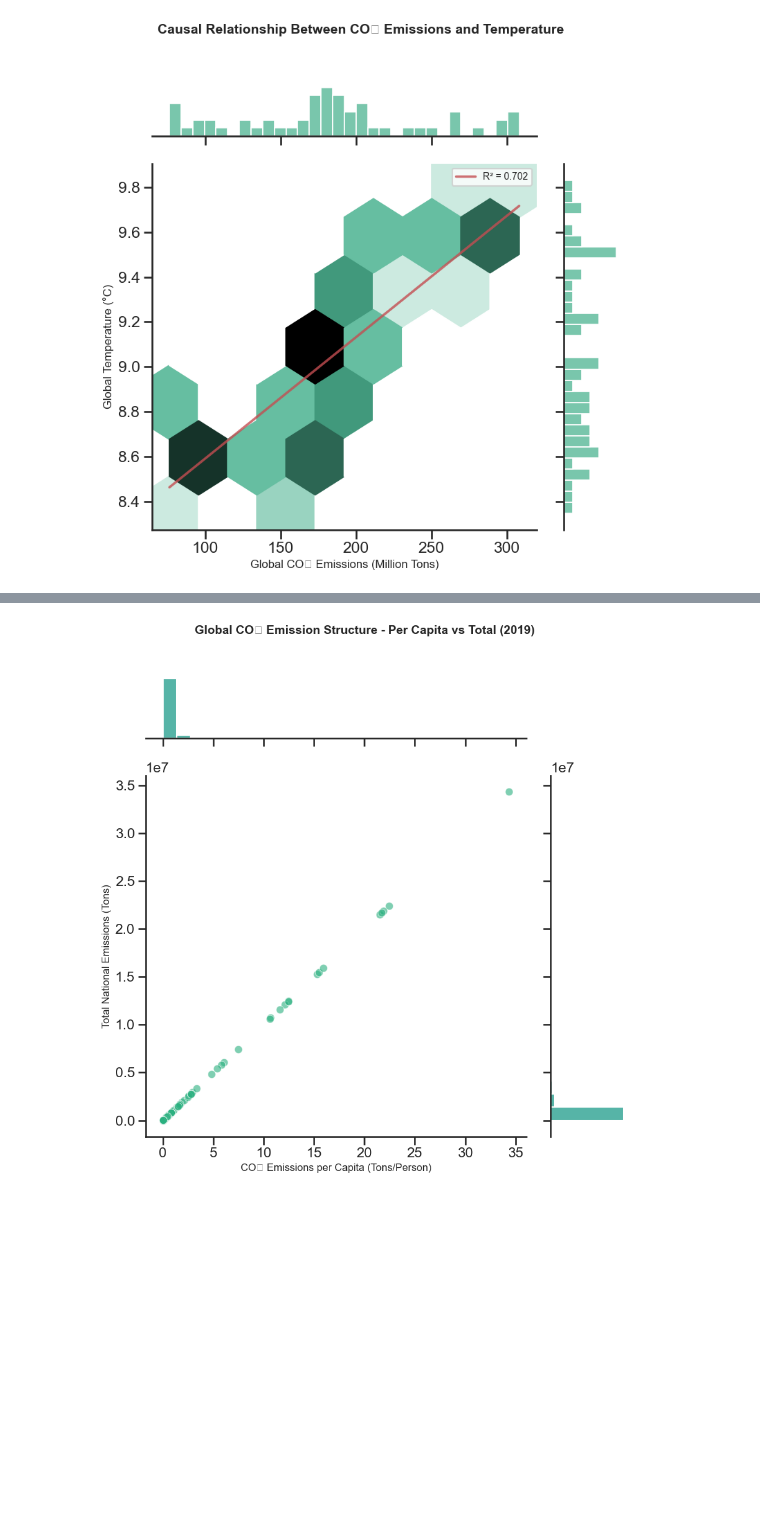
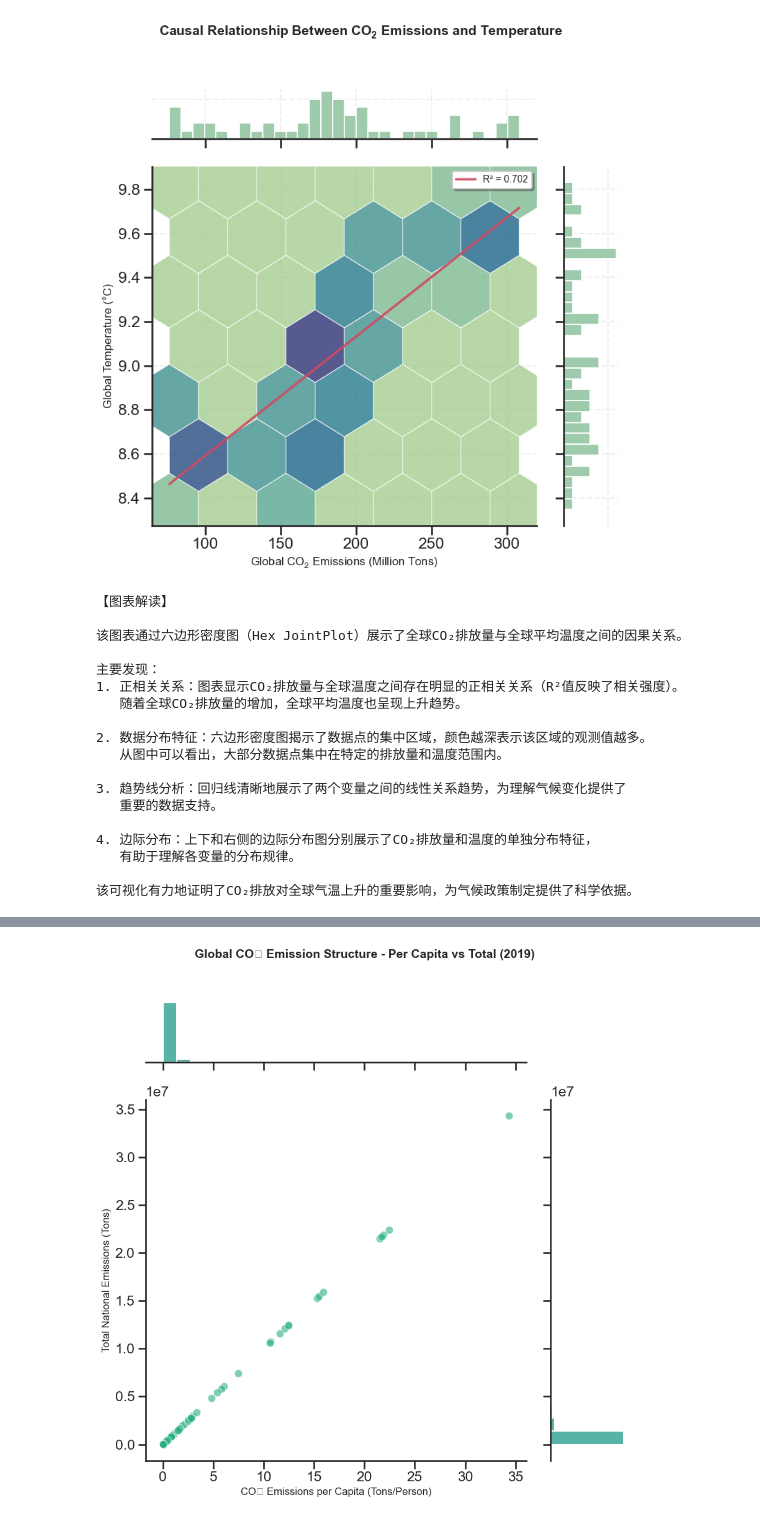
Before and after one commit to 1nh4oX/DV_finalProject, a Jupyter notebook: climate/Jupyter/others.ipynb, the cells around one changed output, grey strips where cells are left out. Drawn from its saved outputs; the diff is of its cells as text; code cells hidden in the pictures; blank space fills up the shorter version.

```diff
--- a/climate/Jupyter/others.ipynb
+++ b/climate/Jupyter/others.ipynb
@@ -16,6 +16,11 @@ import matplotlib.pyplot as plt
 import matplotlib.font_manager as fm
 import seaborn as sns
 from pathlib import Path
+import cartopy.crs as ccrs
+import cartopy.feature as cfeature
+from matplotlib.colors import Normalize
+from scipy.interpolate import griddata
+from scipy.ndimage import gaussian_filter
 
 # 设置中文字体
 MAC_CHINESE_FONTS = ['STHeiti', 'PingFang SC', 'Hiragino Sans GB', 'Arial Unicode MS']
@@ -23,6 +28,7 @@ plt.rcParams['font.sans-serif'] = MAC_CHINESE_FONTS + ['DejaVu Sans']
 plt.rcParams['axes.unicode_minus'] = False
 plt.rcParams['figure.dpi'] = 100
 plt.rcParams['savefig.dpi'] = 300
+plt.rcParams['mathtext.default'] = 'regular'  # 支持数学文本渲染
 
 # 设置Seaborn风格
 sns.set_theme(style="ticks", context="talk")
@@ -50,51 +56,102 @@ sys.stdout = StringIO()
 loader = ClimateDataLoader(data_dir=str(DATA_DIR))
 df_global = loader.load_global_temperatures()
 df_country = loader.load_country_temperatures()
-df_city = loader.load_city_temperatures(major_cities_only=True)
+df_city = loader.load_city_temperatures(major_cities_only=False)  # 使用全部城市数据，800多万行
 df_co2 = loader.load_co2_data()
 df_sea_level = loader.load_sea_level_data()
 
 # 恢复stdout
 sys.stdout = old_stdout
 # %%
-# 图1: CO2与温度Hex JointPlot
+# 图1: CO2与温度Hex JointPlot（美化版）
 if df_co2 is None or df_co2.empty:
     pass
 else:
     # 数据准备
     df_co2_yearly = df_co2.groupby('year')['co2_emission'].sum().reset_index()
     df_temp_yearly = df_global.groupby('year')['LandAverageTemperature'].mean().reset_index()
     df_merged = df_co2_yearly.merge(df_temp_yearly, on='year').dropna()
 
-    # 创建 hex jointplot
+    # 使用crest调色板
+    crest_cmap = sns.color_palette("crest", as_cmap=True)
+
+    # 创建 hex jointplot（使用crest调色板，添加透明度和边框）
     g = sns.jointplot(
         x=df_merged['co2_emission'] / 1e6,
         y=df_merged['LandAverageTemperature'],
         kind="hex",
-        color="#4CB391",
+        cmap=crest_cmap,
         height=8,
         ratio=5,
-        marginal_kws=dict(bins=30, fill=True)
+        marginal_kws=dict(bins=30, fill=True, color=sns.color_palette("crest")[0]),
+        joint_kws=dict(alpha=0.8, edgecolors='white', linewidths=0.8)
     )
 
-    # 添加回归线
+    # 添加回归线（使用crest色板中的颜色，避免纯红色）
     z = np.polyfit(df_merged['co2_emission'] / 1e6,
                   df_merged['LandAverageTemperature'], 1)
     p = np.poly1d(z)
     x_line = np.linspace(df_merged['co2_emission'].min() / 1e6,
                         df_merged['co2_emission'].max() / 1e6, 100)
     r_sq = np.corrcoef(df_merged['co2_emission'], df_merged['LandAverageTemperature'])[0,1]**2
-    g.ax_joint.plot(x_line, p(x_line), 'r-', linewidth=2.5, alpha=0.8,
+    # 使用flare色板中的深色作为回归线颜色
+    line_color = sns.color_palette("flare")[2]
+    g.ax_joint.plot(x_line, p(x_line), color=line_color, linewidth=2.5, alpha=0.9,
                    label=f'R² = {r_sq:.3f}')
 
-    g.set_axis_labels('Global CO₂ Emissions (Million Tons)', 'Global Temperature (°C)',
+    g.set_axis_labels(r'Global CO$_2$ Emissions (Million Tons)', 'Global Temperature (°C)',
                      fontsize=12, weight='medium')
-    g.fig.suptitle('Causal Relationship Between CO₂ Emissions and Temperature',
+    g.fig.suptitle(r'Causal Relationship Between CO$_2$ Emissions and Temperature',
                   fontsize=14, weight='bold', y=1.02)
 
-    g.ax_joint.legend(fontsize=10)
+    g.ax_joint.legend(fontsize=10, frameon=True, fancybox=True, shadow=True)
+
+    # 美化整体样式
+    g.ax_joint.grid(True, alpha=0.3, linestyle='--')
+    g.ax_marg_x.grid(True, alpha=0.3, linestyle='--')
+    g.ax_marg_y.grid(True, alpha=0.3, linestyle='--')
 
     plt.tight_layout()
     plt.show()
+
+    # 仅打印中文解读
+    print("""
+【图表解读】
+
+该图表通过六边形密度图（Hex JointPlot）展示了全球CO₂排放量与全球平均温度之间的因果关系。
+
+主要发现：
+1. 正相关关系：图表显示CO₂排放量与全球温度之间存在明显的正相关关系（R²值反映了相关强度）。
+   随着全球CO₂排放量的增加，全球平均温度也呈现上升趋势。
+
+2. 数据分布特征：六边形密度图揭示了数据点的集中区域，颜色越深表示该区域的观测值越多。
+   从图中可以看出，大部分数据点集中在特定的排放量和温度范围内。
+
+3. 趋势线分析：回归线清晰地展示了两个变量之间的线性关系趋势，为理解气候变化提供了
+   重要的数据支持。
+
+4. 边际分布：上下和右侧的边际分布图分别展示了CO₂排放量和温度的单独分布特征，
+   有助于理解各变量的分布规律。
+
+该可视化有力地证明了CO₂排放对全球气温上升的重要影响，为气候政策制定提供了科学依据。
+""")
 # %% [output]
-[figure, old version]
+[figure, new version]
+【图表解读】
+
+该图表通过六边形密度图（Hex JointPlot）展示了全球CO₂排放量与全球平均温度之间的因果关系。
+
+主要发现：
+1. 正相关关系：图表显示CO₂排放量与全球温度之间存在明显的正相关关系（R²值反映了相关强度）。
+   随着全球CO₂排放量的增加，全球平均温度也呈现上升趋势。
+
+2. 数据分布特征：六边形密度图揭示了数据点的集中区域，颜色越深表示该区域的观测值越多。
+   从图中可以看出，大部分数据点集中在特定的排放量和温度范围内。
+
+3. 趋势线分析：回归线清晰地展示了两个变量之间的线性关系趋势，为理解气候变化提供了
+   重要的数据支持。
+
+4. 边际分布：上下和右侧的边际分布图分别展示了CO₂排放量和温度的单独分布特征，
+   有助于理解各变量的分布规律。
+
+该可视化有力地证明了CO₂排放对全球气温上升的重要影响，为气候政策制定提供了科学依据。
```
Also changed, not shown: parts of 10 cells of this notebook, 1 other file.
